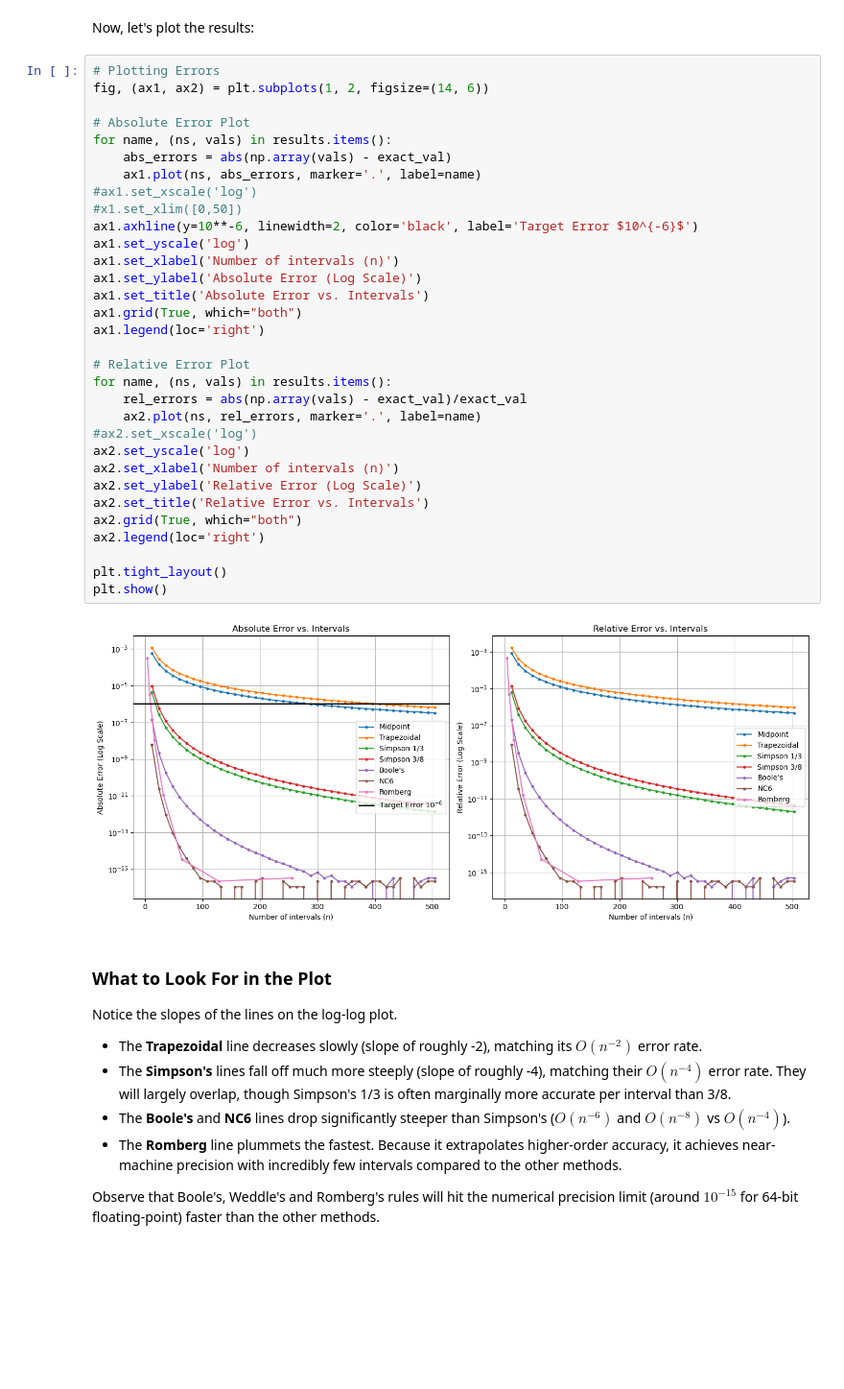
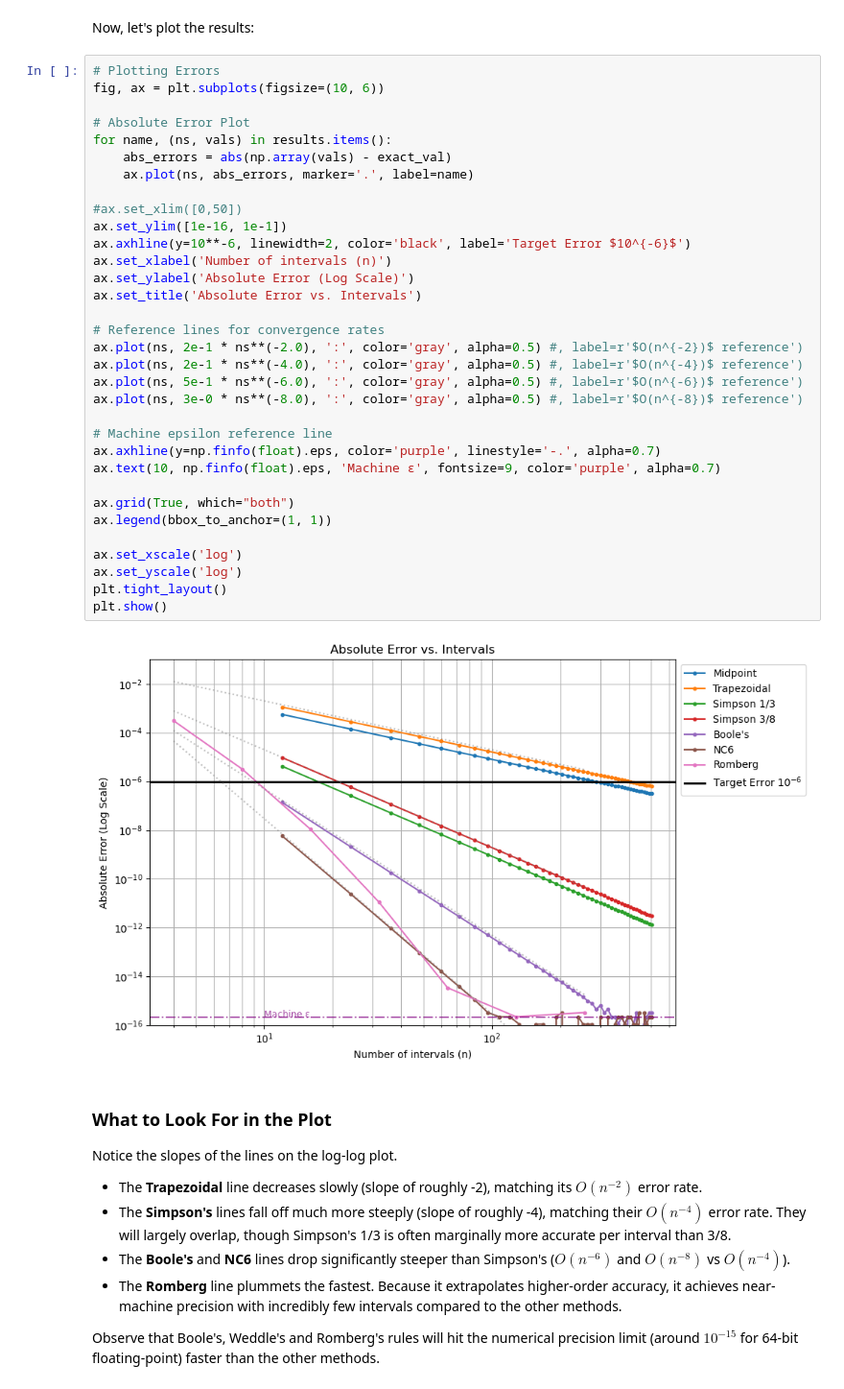
Before and after one commit to diegoandresalvarez/metodosnumericos, a Jupyter notebook: codigo/06_integracion/Comparison_of_integration_methods.ipynb, the cells around one changed output. Shown at 96% size. Cells and saved outputs as stored; diff of their text form; blank space fills up the shorter version.

Commit message:
Adding lines for convergence rates

```diff
--- a/codigo/06_integracion/Comparison_of_integration_methods.ipynb
+++ b/codigo/06_integracion/Comparison_of_integration_methods.ipynb
@@ -232,40 +251,41 @@ results = {
 }
 # %% [markdown]
 Now, let's plot the results:
-# %%
-# Plotting Errors
-fig, (ax1, ax2) = plt.subplots(1, 2, figsize=(14, 6))
-
-# Absolute Error Plot
-for name, (ns, vals) in results.items():
-    abs_errors = abs(np.array(vals) - exact_val)
-    ax1.plot(ns, abs_errors, marker='.', label=name)
-#ax1.set_xscale('log')
-#x1.set_xlim([0,50])
-ax1.axhline(y=10**-6, linewidth=2, color='black', label='Target Error $10^{-6}$')
-ax1.set_yscale('log')
-ax1.set_xlabel('Number of intervals (n)')
-ax1.set_ylabel('Absolute Error (Log Scale)')
-ax1.set_title('Absolute Error vs. Intervals')
-ax1.grid(True, which="both")
-ax1.legend(loc='right')
-
-# Relative Error Plot
-for name, (ns, vals) in results.items():
-    rel_errors = abs(np.array(vals) - exact_val)/exact_val
-    ax2.plot(ns, rel_errors, marker='.', label=name)
-#ax2.set_xscale('log')
-ax2.set_yscale('log')
-ax2.set_xlabel('Number of intervals (n)')
-ax2.set_ylabel('Relative Error (Log Scale)')
-ax2.set_title('Relative Error vs. Intervals')
-ax2.grid(True, which="both")
-ax2.legend(loc='right')
-
-plt.tight_layout()
-plt.show()
-# %% [output]
-[figure, removed]
+# %%
+# Plotting Errors
+fig, ax = plt.subplots(figsize=(10, 6))
+
+# Absolute Error Plot
+for name, (ns, vals) in results.items():
+    abs_errors = abs(np.array(vals) - exact_val)
+    ax.plot(ns, abs_errors, marker='.', label=name)
+
+#ax.set_xlim([0,50])
+ax.set_ylim([1e-16, 1e-1])
+ax.axhline(y=10**-6, linewidth=2, color='black', label='Target Error $10^{-6}$')
+ax.set_xlabel('Number of intervals (n)')
+ax.set_ylabel('Absolute Error (Log Scale)')
+ax.set_title('Absolute Error vs. Intervals')
+
+# Reference lines for convergence rates
+ax.plot(ns, 2e-1 * ns**(-2.0), ':', color='gray', alpha=0.5) #, label=r'$O(n^{-2})$ reference')
+ax.plot(ns, 2e-1 * ns**(-4.0), ':', color='gray', alpha=0.5) #, label=r'$O(n^{-4})$ reference')
+ax.plot(ns, 5e-1 * ns**(-6.0), ':', color='gray', alpha=0.5) #, label=r'$O(n^{-6})$ reference')
+ax.plot(ns, 3e-0 * ns**(-8.0), ':', color='gray', alpha=0.5) #, label=r'$O(n^{-8})$ reference')
+
+# Machine epsilon reference line
+ax.axhline(y=np.finfo(float).eps, color='purple', linestyle='-.', alpha=0.7)
+ax.text(10, np.finfo(float).eps, 'Machine ε', fontsize=9, color='purple', alpha=0.7)
+
+ax.grid(True, which="both")
+ax.legend(bbox_to_anchor=(1, 1))
+
+ax.set_xscale('log')
+ax.set_yscale('log')
+plt.tight_layout()
+plt.show()
+# %% [output]
+[figure, added]
 # %% [markdown]
 ### What to Look For in the Plot
 
```
Also changed, not shown: parts of 3 cells of this notebook.
